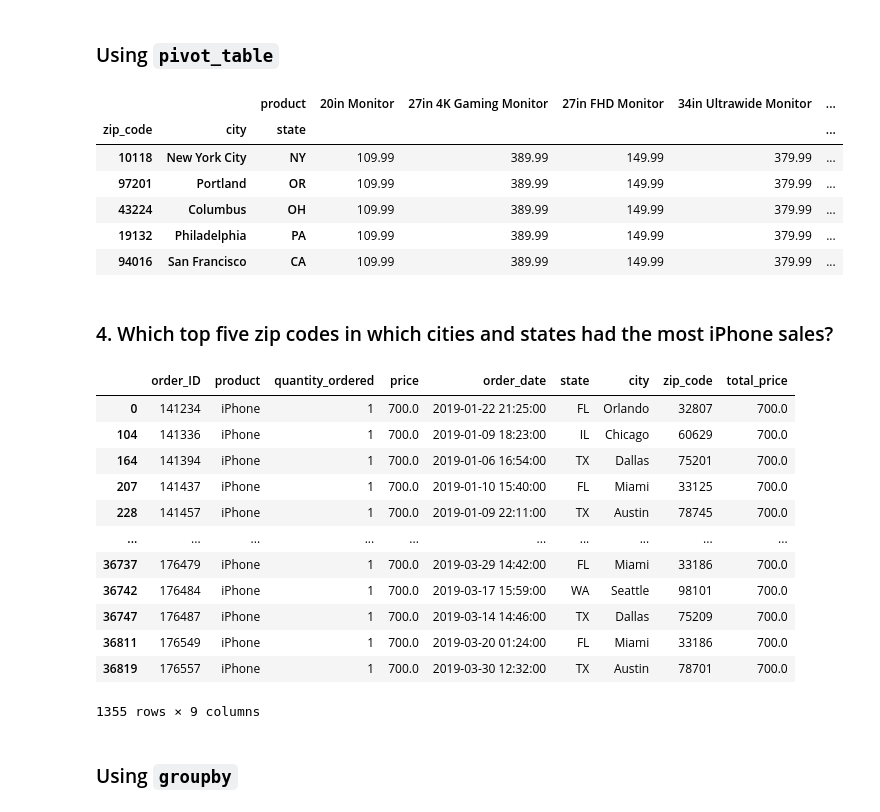
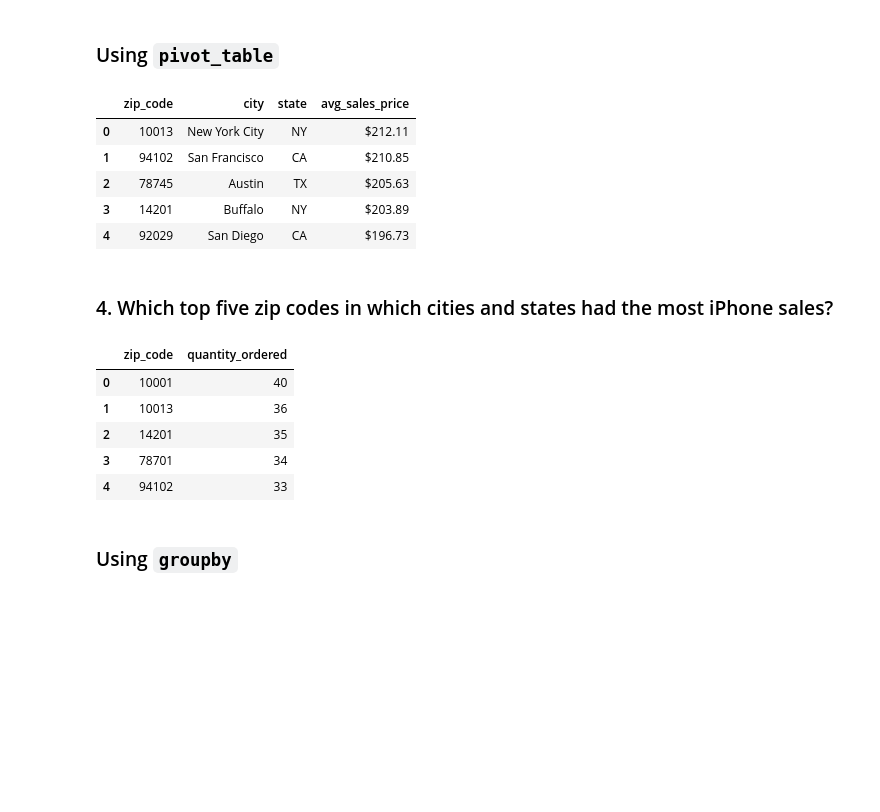
Before and after one commit to kidushaftom/athletic-sales-analysis, a Jupyter notebook: sales_data_starter_code.ipynb, the cells around one changed output. Cells and saved outputs as stored; diff of their text form; code cells hidden in the pictures; blank space fills up the shorter version.

```diff
--- a/sales_data_starter_code.ipynb
+++ b/sales_data_starter_code.ipynb
@@ -142,6 +151,6 @@ dtypes: float64(1), int64(3), object(4)
 memory usage: 2.2+ MB
 # %%
 # Convert the "order_date" column to a datetime datatype.
-sales['order_date'] = pd.to_datetime(sales['order_date'])
+sales['order_date'] = pd.to_datetime(sales['order_date'], format='%m/%d/%y %H:%M')
 # %%
 # Confirm that the data type has been changed.
@@ -179,0 +169,25 @@ top_5_qty.reset_index(drop = True)
+# %%
+# Show the average number items ordered for each state, city, and zip code.
+def agg_values(df, cat_col,num_col,stat):
+
+    """
+    Returns aggrigated data frame
+    args:
+        df - Data Frame
+        cat_col - catagorical columns to groupby
+        num_col - numerical columns to aggrigate
+        stat - type of aggrigation
+        n - top values
+    """
+    aggs  = df.groupby(cat_col).agg({num_col:stat}).reset_index()
+    aggs_sorted = aggs.sort_values(num_col,ascending= False)
+
+    return aggs_sorted.reset_index(drop = True)
+
+avg_items_ordered = agg_values(sales, ['zip_code','city','state'],'quantity_ordered','mean')
+# Rename the sum column to reflect the data in the column.
+avg_items_ordered.rename(columns={'quantity_ordered':'avg_items_ordered'},inplace= True)
+
+
+# Show the top 5 results.
+round(avg_items_ordered,2).head()
@@ -268,46 +299,40 @@ top_5_avg_price
 ### Using `pivot_table`
 # %%
 # Show the average price per product ordered for each state, city, and zip code rounded to two decimal places.
-pivot_avg_price = pd.pivot_table(sales, values='price', index=['zip_code','city', 'state'], \
-                                 columns='product', aggfunc='mean', fill_value= 0)
 
-pivot_avg_price ['average_price'] = round(pivot_avg_price .mean(axis=1),2)
-# Rename the "price" column to "Avg_Price"
-pivot_avg_price.sort_values('average_price',ascending= True,inplace=True)
+avg_price_pivot = agg_pivot(sales,['zip_code','city','state'],'price','mean')
+
+# Rename the "sum" column to "Avg_Number_Products_Ordered"
+avg_price_pivot['price'] = avg_price_pivot['price'].map('${:,.2f}'.format)
+avg_price_pivot.rename(columns={'price':'avg_sales_price'},inplace= True)
 
 # Show the top 5 results.
-pivot_avg_price.head(5)
+avg_price_pivot.head()
 # %% [output]
-|  |  | product | 20in Monitor | 27in 4K Gaming Monitor | 27in FHD Monitor | 34in Ultrawide Monitor | ... |
-| zip_code | city | state |  |  |  |  | ... |
-| 10118 | New York City | NY | 109.99 | 389.99 | 149.99 | 379.99 | ... |
-| 97201 | Portland | OR | 109.99 | 389.99 | 149.99 | 379.99 | ... |
-| 43224 | Columbus | OH | 109.99 | 389.99 | 149.99 | 379.99 | ... |
-| 19132 | Philadelphia | PA | 109.99 | 389.99 | 149.99 | 379.99 | ... |
-| 94016 | San Francisco | CA | 109.99 | 389.99 | 149.99 | 379.99 | ... |
+|  | zip_code | city | state | avg_sales_price |
+| 0 | 10013 | New York City | NY | $212.11 |
+| 1 | 94102 | San Francisco | CA | $210.85 |
+| 2 | 78745 | Austin | TX | $205.63 |
+| 3 | 14201 | Buffalo | NY | $203.89 |
+| 4 | 92029 | San Diego | CA | $196.73 |
 # %% [markdown]
 ### 4. Which top five zip codes in which cities and states had the most iPhone sales?
 # %%
 # Filter the sales data to get the iPhone sales data.
 
 
 iphone_sales = sales[sales['product'].str.contains('iphone',case=False)]
 
-iphone_sales
+totap_iphone_qty = agg_values(iphone_sales,['zip_code'],'quantity_ordered','sum')
+
+totap_iphone_qty.head()
 # %% [output]
-|  | order_ID | product | quantity_ordered | price | order_date | state | city | zip_code | total_price |
-| 0 | 141234 | iPhone | 1 | 700.0 | 2019-01-22 21:25:00 | FL | Orlando | 32807 | 700.0 |
-| 104 | 141336 | iPhone | 1 | 700.0 | 2019-01-09 18:23:00 | IL | Chicago | 60629 | 700.0 |
-| 164 | 141394 | iPhone | 1 | 700.0 | 2019-01-06 16:54:00 | TX | Dallas | 75201 | 700.0 |
-| 207 | 141437 | iPhone | 1 | 700.0 | 2019-01-10 15:40:00 | FL | Miami | 33125 | 700.0 |
-| 228 | 141457 | iPhone | 1 | 700.0 | 2019-01-09 22:11:00 | TX | Austin | 78745 | 700.0 |
-| ... | ... | ... | ... | ... | ... | ... | ... | ... | ... |
-| 36737 | 176479 | iPhone | 1 | 700.0 | 2019-03-29 14:42:00 | FL | Miami | 33186 | 700.0 |
-| 36742 | 176484 | iPhone | 1 | 700.0 | 2019-03-17 15:59:00 | WA | Seattle | 98101 | 700.0 |
-| 36747 | 176487 | iPhone | 1 | 700.0 | 2019-03-14 14:46:00 | TX | Dallas | 75209 | 700.0 |
-| 36811 | 176549 | iPhone | 1 | 700.0 | 2019-03-20 01:24:00 | FL | Miami | 33186 | 700.0 |
-| 36819 | 176557 | iPhone | 1 | 700.0 | 2019-03-30 12:32:00 | TX | Austin | 78701 | 700.0 |
+|  | zip_code | quantity_ordered |
+| 0 | 10001 | 40 |
+| 1 | 10013 | 36 |
+| 2 | 14201 | 35 |
+| 3 | 78701 | 34 |
+| 4 | 94102 | 33 |
-1355 rows × 9 columns
 # %% [markdown]
 ### Using `groupby`
 # %%
```
Also changed, not shown: parts of 13 cells of this notebook.
